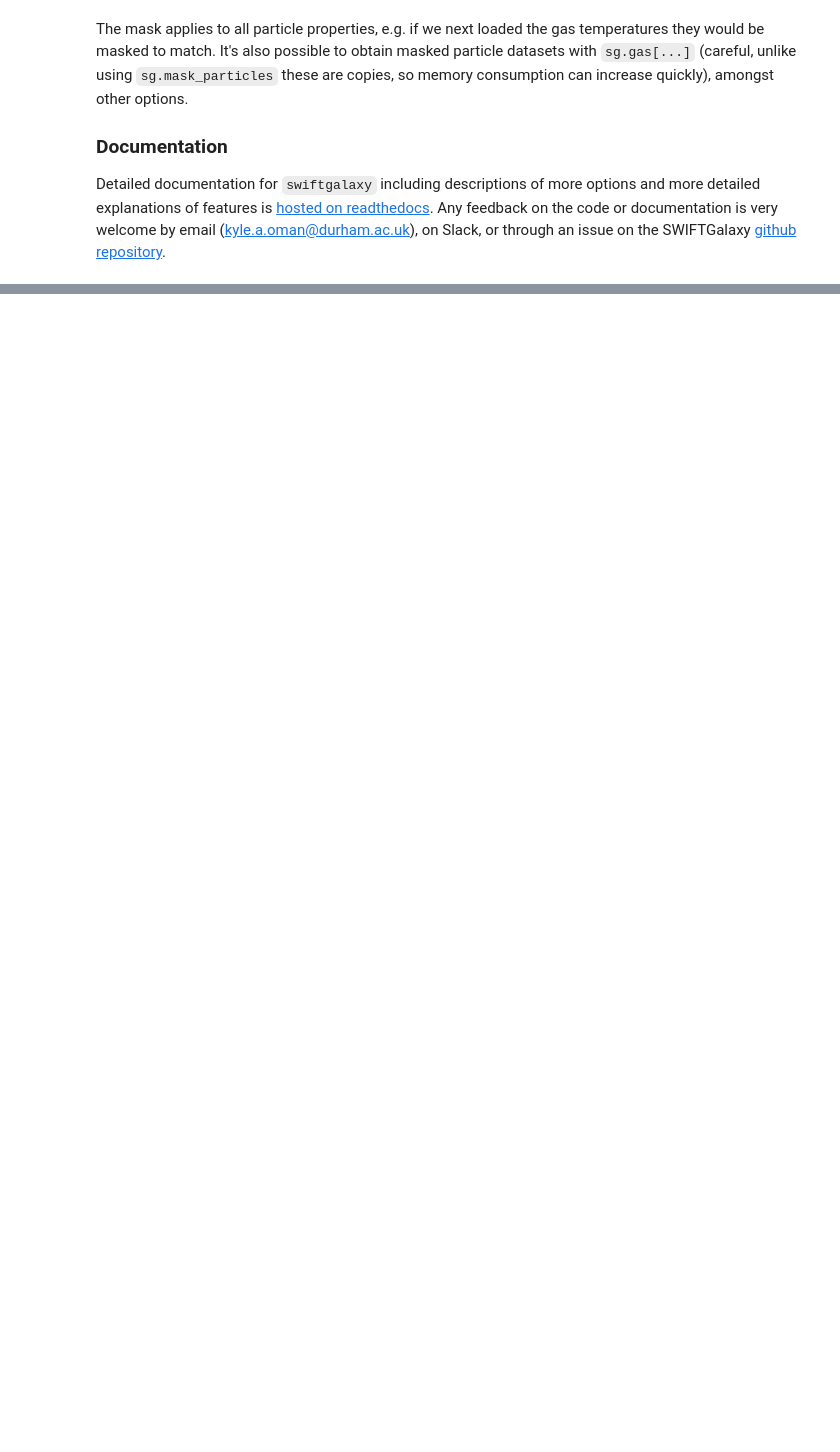
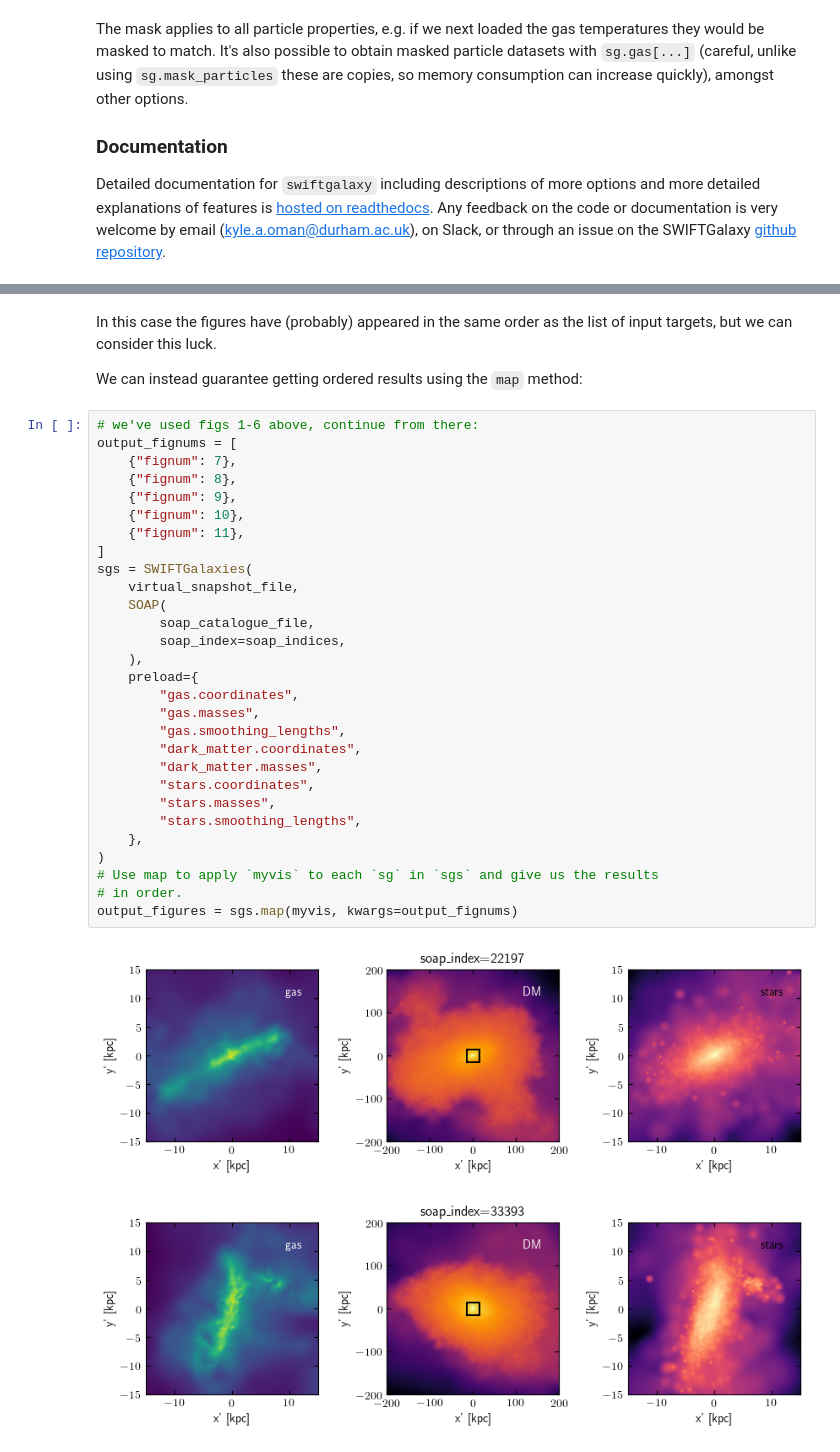
Before and after one commit to SWIFTSIM/swiftgalaxy, a Jupyter notebook: examples/SWIFTGalaxy_Colibre_QuickStart.ipynb, the cells around one changed output, grey strips where cells are left out. Drawn from its saved outputs; the diff is of its cells as text; blank space fills up the shorter version.

```diff
--- a/examples/SWIFTGalaxy_Colibre_QuickStart.ipynb
+++ b/examples/SWIFTGalaxy_Colibre_QuickStart.ipynb
@@ -302,0 +297,36 @@ SWIFTGalaxy at /cosma8/data/dp004/colibre/Runs/L0012N0376/Fiducial_test/SOAP/col
+# %% [markdown]
+In this case the figures have (probably) appeared in the same order as the list of input targets, but we can consider this luck.
+
+We can instead guarantee getting ordered results using the `map` method:
+# %%
+# we've used figs 1-6 above, continue from there:
+output_fignums = [
+    {"fignum": 7},
+    {"fignum": 8},
+    {"fignum": 9},
+    {"fignum": 10},
+    {"fignum": 11},
+]
+sgs = SWIFTGalaxies(
+    virtual_snapshot_file,
+    SOAP(
+        soap_catalogue_file,
+        soap_index=soap_indices,
+    ),
+    preload={
+        "gas.coordinates",
+        "gas.masses",
+        "gas.smoothing_lengths",
+        "dark_matter.coordinates",
+        "dark_matter.masses",
+        "stars.coordinates",
+        "stars.masses",
+        "stars.smoothing_lengths",
+    },
+)
+# Use map to apply `myvis` to each `sg` in `sgs` and give us the results
+# in order.
+output_figures = sgs.map(myvis, kwargs=output_fignums)
+# %% [output]
+[figure, added]
+[figure, added]
```
Also changed, not shown: parts of 15 cells of this notebook.
